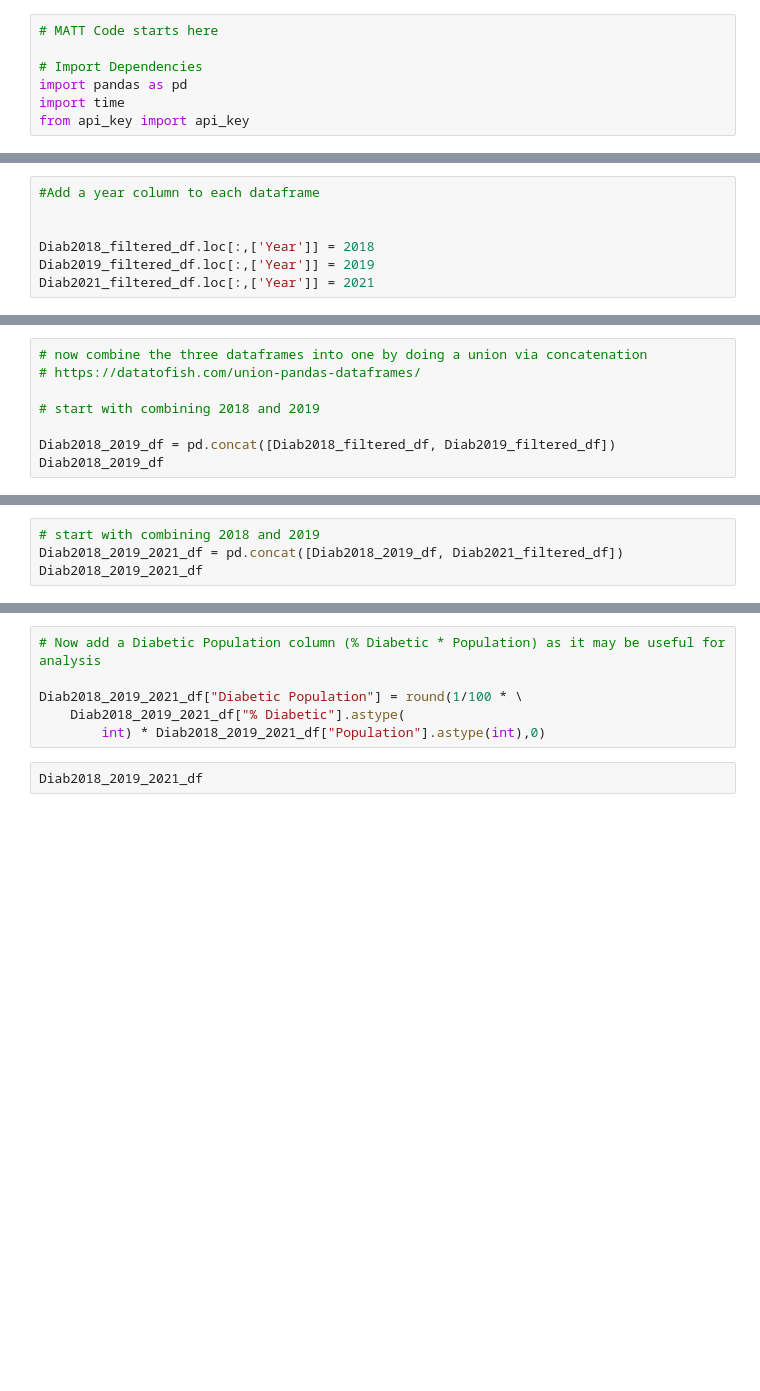
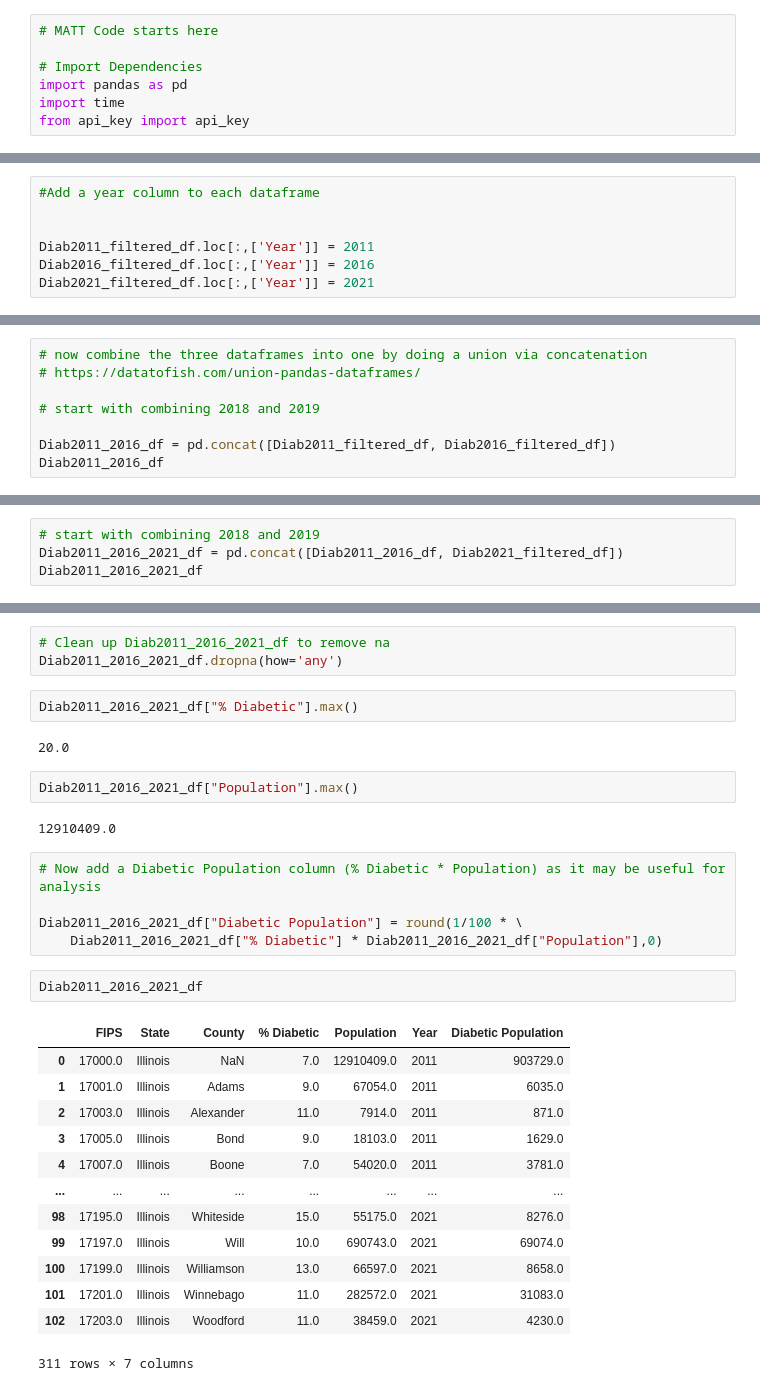
Before and after one commit to shirinegm/project1-group5, a Jupyter notebook: Diabetes_notebook.ipynb, the cells around one changed output, grey strips where cells are left out. Cells and saved outputs as stored; diff of their text form; blank space fills up the shorter version.

```diff
--- a/Diabetes_notebook.ipynb
+++ b/Diabetes_notebook.ipynb
@@ -41,6 +86,6 @@ Diab2021_filtered_df.head()
 #Add a year column to each dataframe
 
 
-Diab2018_filtered_df.loc[:,['Year']] = 2018
-Diab2019_filtered_df.loc[:,['Year']] = 2019
+Diab2011_filtered_df.loc[:,['Year']] = 2011
+Diab2016_filtered_df.loc[:,['Year']] = 2016
 Diab2021_filtered_df.loc[:,['Year']] = 2021
@@ -57,5 +129,5 @@ Diab2021_filtered_df.head()
 
 # start with combining 2018 and 2019
 
-Diab2018_2019_df = pd.concat([Diab2018_filtered_df, Diab2019_filtered_df])
-Diab2018_2019_df
+Diab2011_2016_df = pd.concat([Diab2011_filtered_df, Diab2016_filtered_df])
+Diab2011_2016_df
@@ -62,4 +148,4 @@ Diab2018_2019_df
 # %%
 # start with combining 2018 and 2019
-Diab2018_2019_2021_df = pd.concat([Diab2018_2019_df, Diab2021_filtered_df])
-Diab2018_2019_2021_df
+Diab2011_2016_2021_df = pd.concat([Diab2011_2016_df, Diab2021_filtered_df])
+Diab2011_2016_2021_df
@@ -66,9 +166,33 @@ Diab2018_2019_2021_df
+# %%
+# Clean up Diab2011_2016_2021_df to remove na
+Diab2011_2016_2021_df.dropna(how='any')
+# %%
+Diab2011_2016_2021_df["% Diabetic"].max()
+# %% [output]
+20.0
+# %%
+Diab2011_2016_2021_df["Population"].max()
+# %% [output]
+12910409.0
 # %%
 # Now add a Diabetic Population column (% Diabetic * Population) as it may be useful for analysis
 
-Diab2018_2019_2021_df["Diabetic Population"] = round(1/100 * \
-    Diab2018_2019_2021_df["% Diabetic"].astype(
-        int) * Diab2018_2019_2021_df["Population"].astype(int),0)
+Diab2011_2016_2021_df["Diabetic Population"] = round(1/100 * \
+    Diab2011_2016_2021_df["% Diabetic"] * Diab2011_2016_2021_df["Population"],0)
-# %%
-Diab2018_2019_2021_df
+# %%
+Diab2011_2016_2021_df
+# %% [output]
+|  | FIPS | State | County | % Diabetic | Population | Year | Diabetic Population |
+| 0 | 17000.0 | Illinois | NaN | 7.0 | 12910409.0 | 2011 | 903729.0 |
+| 1 | 17001.0 | Illinois | Adams | 9.0 | 67054.0 | 2011 | 6035.0 |
+| 2 | 17003.0 | Illinois | Alexander | 11.0 | 7914.0 | 2011 | 871.0 |
+| 3 | 17005.0 | Illinois | Bond | 9.0 | 18103.0 | 2011 | 1629.0 |
+| 4 | 17007.0 | Illinois | Boone | 7.0 | 54020.0 | 2011 | 3781.0 |
+| ... | ... | ... | ... | ... | ... | ... | ... |
+| 98 | 17195.0 | Illinois | Whiteside | 15.0 | 55175.0 | 2021 | 8276.0 |
+| 99 | 17197.0 | Illinois | Will | 10.0 | 690743.0 | 2021 | 69074.0 |
+| 100 | 17199.0 | Illinois | Williamson | 13.0 | 66597.0 | 2021 | 8658.0 |
+| 101 | 17201.0 | Illinois | Winnebago | 11.0 | 282572.0 | 2021 | 31083.0 |
+| 102 | 17203.0 | Illinois | Woodford | 11.0 | 38459.0 | 2021 | 4230.0 |
+311 rows × 7 columns
 # %%
```
Also changed, not shown: parts of 35 cells of this notebook, 2 other files.
